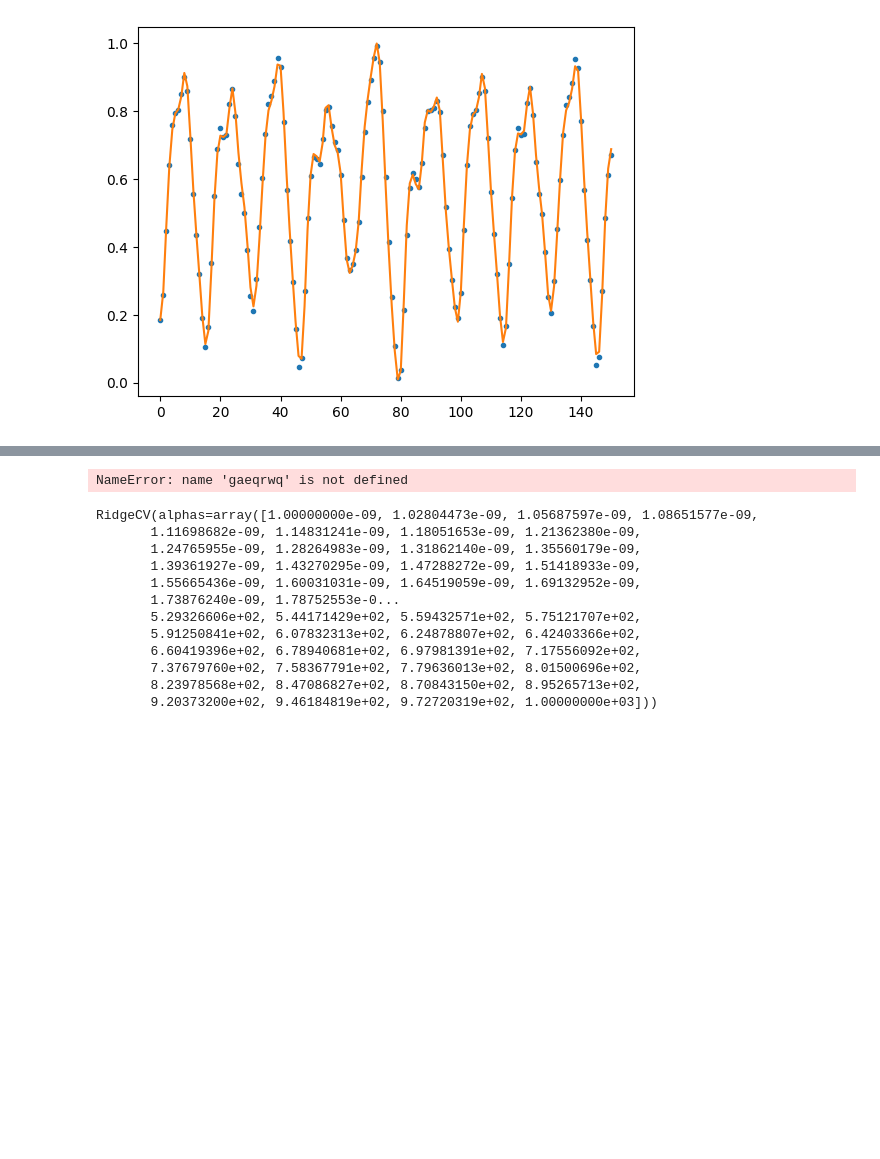
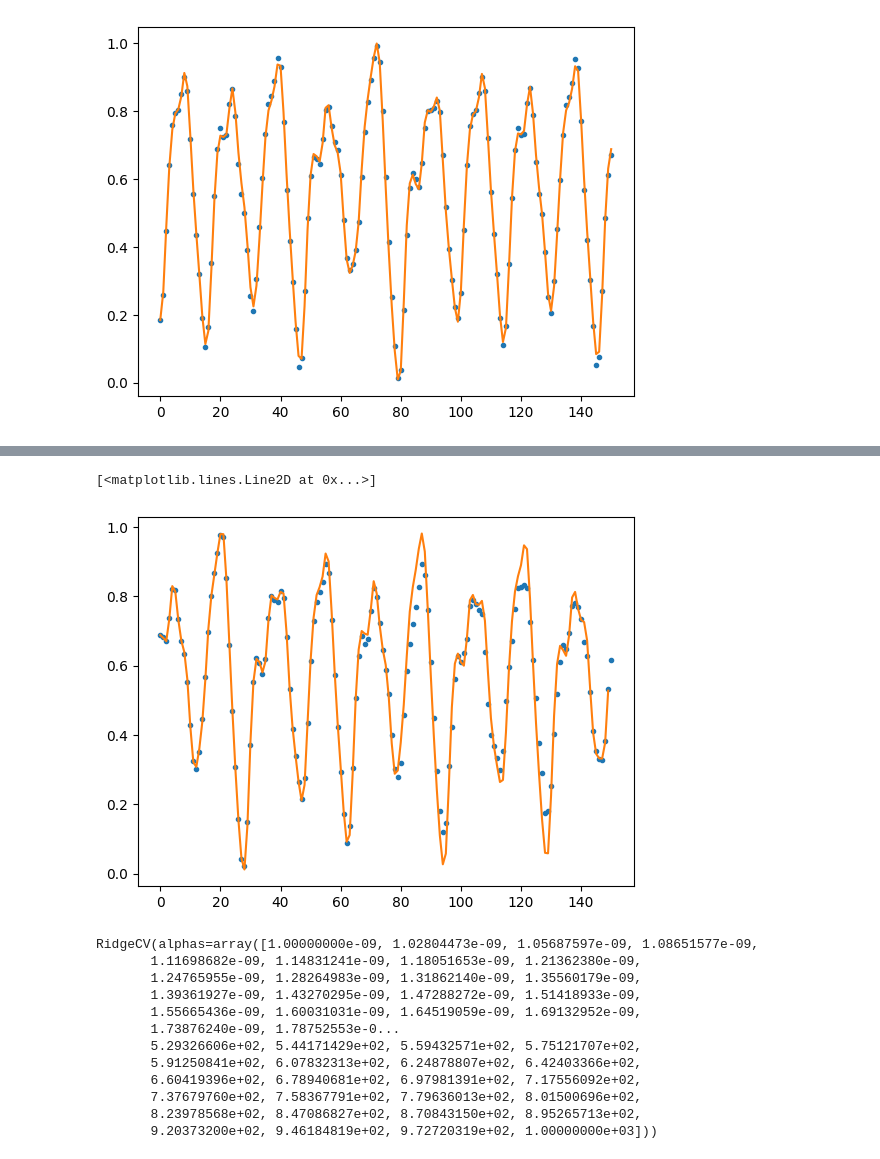
Before and after one commit to MarcoVetrano01/quantum_stuff, a Jupyter notebook: test.ipynb, the cells around one changed output, grey strips where cells are left out. Drawn from its saved outputs; the diff is of its cells as text; code cells hidden in the pictures; blank space fills up the shorter version.

```diff
--- a/test.ipynb
+++ b/test.ipynb
@@ -304,0 +304,17 @@ FileNotFoundError: [Errno 2] No such file or directory: 'c:\\Users\\marco\\Deskt
+# %%
+x1 = np.zeros((len(gamma), ensemble, 1000,46))
+x2 = np.zeros((len(gamma), ensemble, 1000, 46))
+for k in tqdm(range(len(gamma))):
+    for i in range(ensemble):
+        directory = f'../Codici/Variation_coupling/Variation_coupling/{gamma[k]}/{t}/'
+        x1[k,i] = np.load(f'{directory}{i}_x1.npz')['arr_0']
+        x2[k,i] = np.load(f'{directory}{i}_x2.npz')['arr_0']
+# %%
+def standardize(arr):
+    return (arr - np.mean(arr,1)[:,np.newaxis]) / np.std(arr,1)[:,np.newaxis]
+standardized_x1 = np.zeros((len(gamma), ensemble, 1000, 46))
+standardized_x2 = np.zeros((len(gamma), ensemble, 1000, 46))
+for i in tqdm(range(48)):
+    for j in range(96):
+        standardized_x1[i,j] = standardize(x1[i,j])
+        standardized_x2[i,j] = standardize(x2[i,j])
@@ -304,0 +379,24 @@ FileNotFoundError: [Errno 2] No such file or directory: 'c:\\Users\\marco\\Deskt
+# %%
+import matplotlib.pyplot as plt
+import scienceplots
+plt.style.use(['science', 'no-latex'])
+
+fig, ax = plt.subplots(figsize=(8, 6), nrows = 3)
+ax[0].loglog(gamma, np.median(td, axis = 1)[:,-1], '.-', color ='orange')
+ax[0].fill_between(gamma, np.percentile(td, 25, axis = 1)[:,-1], np.percentile(td, 75, axis = 1)[:,-1], alpha=0.2, color ='orange')
+ax[1].loglog(gamma, np.median(mse, axis = -1)[:,0], '.-')
+ax[1].fill_between(gamma, np.quantile(mse,q =0.25,axis = 2)[:,0], np.quantile(mse,q =0.75,axis = 2)[:,0], alpha=0.2, color = 'blue')
+ax[2].loglog(gamma, 1-consistency_m, '.-',color = 'green')
+ax[2].fill_between(gamma, 1-consistencyq1, 1-consistencyq3, alpha=0.2, color = 'green')
+ax[2].set_xlabel(r'$\gamma$')
+ax[2].set_ylabel(r'$\Gamma$')
+ax[0].set_ylabel(r'$T(\rho, \sigma)$')
+ax[1].set_ylabel(r'MSE($y_t$,$\bar{y}_t$)')
+ax[0].text(0.05, 0.1, '(a)', transform=ax[0].transAxes,
+         fontsize=10, fontweight='black', va='bottom', ha='left')
+ax[1].text(0.05, 0.1, '(b)', transform=ax[1].transAxes,
+         fontsize=10, fontweight='black', va='bottom', ha='left')
+ax[2].text(0.05, 0.1, '(c)', transform=ax[2].transAxes,
+         fontsize=10, fontweight='black', va='bottom', ha='left')
+# plt.savefig('../Codici/Results/trace_distance_gamma.pdf', bbox_inches='tight', format = 'pdf')
+plt.show()
@@ -305,6 +1340,10 @@ FileNotFoundError: [Errno 2] No such file or directory: 'c:\\Users\\marco\\Deskt
 # %%
+sk = np.load('../Input_MG.npy')
+plt.plot(np.median(ytest[23,0],0)[1],'.')
+plt.plot(sk[2150:2300])
 # %% [output]
-NameError: name 'gaeqrwq' is not defined
+[<matplotlib.lines.Line2D at 0x...>]
+[figure, added]
 # %%
 result = qt.mesolve(qt.Qobj(H0.toarray(), dims=[[2]*2, [2]*2]) + qt.Qobj(H1.toarray(), dims=[[2]*2, [2]*2]), qt.Qobj(state0, dims = [[2]*2, [2]*2]), np.linspace(0, 10, 100), c_ops = [qt.Qobj(cop.toarray(), dims = [[2]*2, [2]*2]) for cop in cops], e_ops = [qt.tensor(qt.sigmax(), qt.identity(2)), qt.tensor(qt.sigmay(), qt.identity(2)), qt.tensor(qt.sigmaz(), qt.identity(2)), qt.tensor(qt.identity(2), qt.sigmax()), qt.tensor(qt.identity(2), qt.sigmay()), qt.tensor(qt.identity(2), qt.sigmaz())])
 # %%
```
Also changed, not shown: parts of 70 cells of this notebook, 2 other files.
